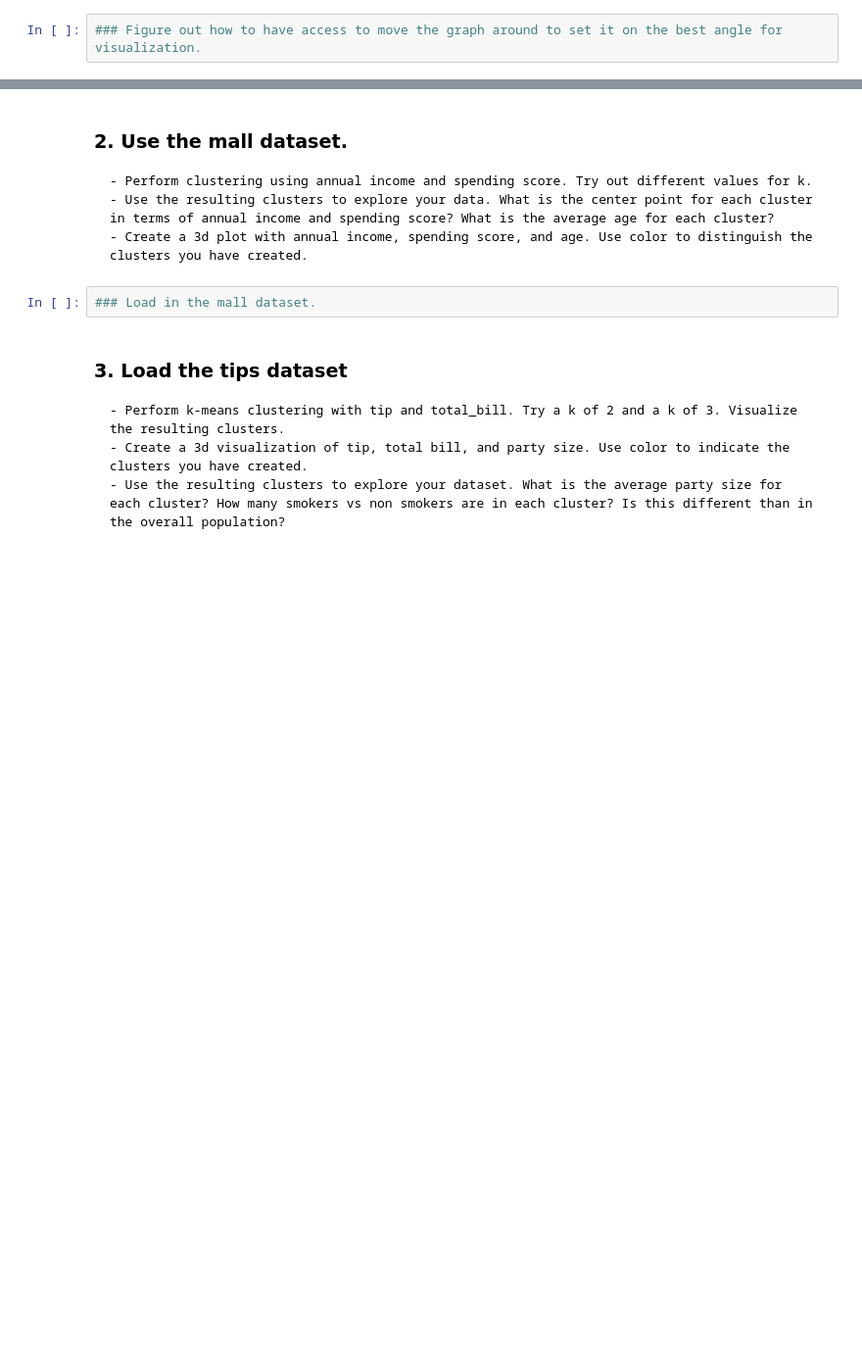
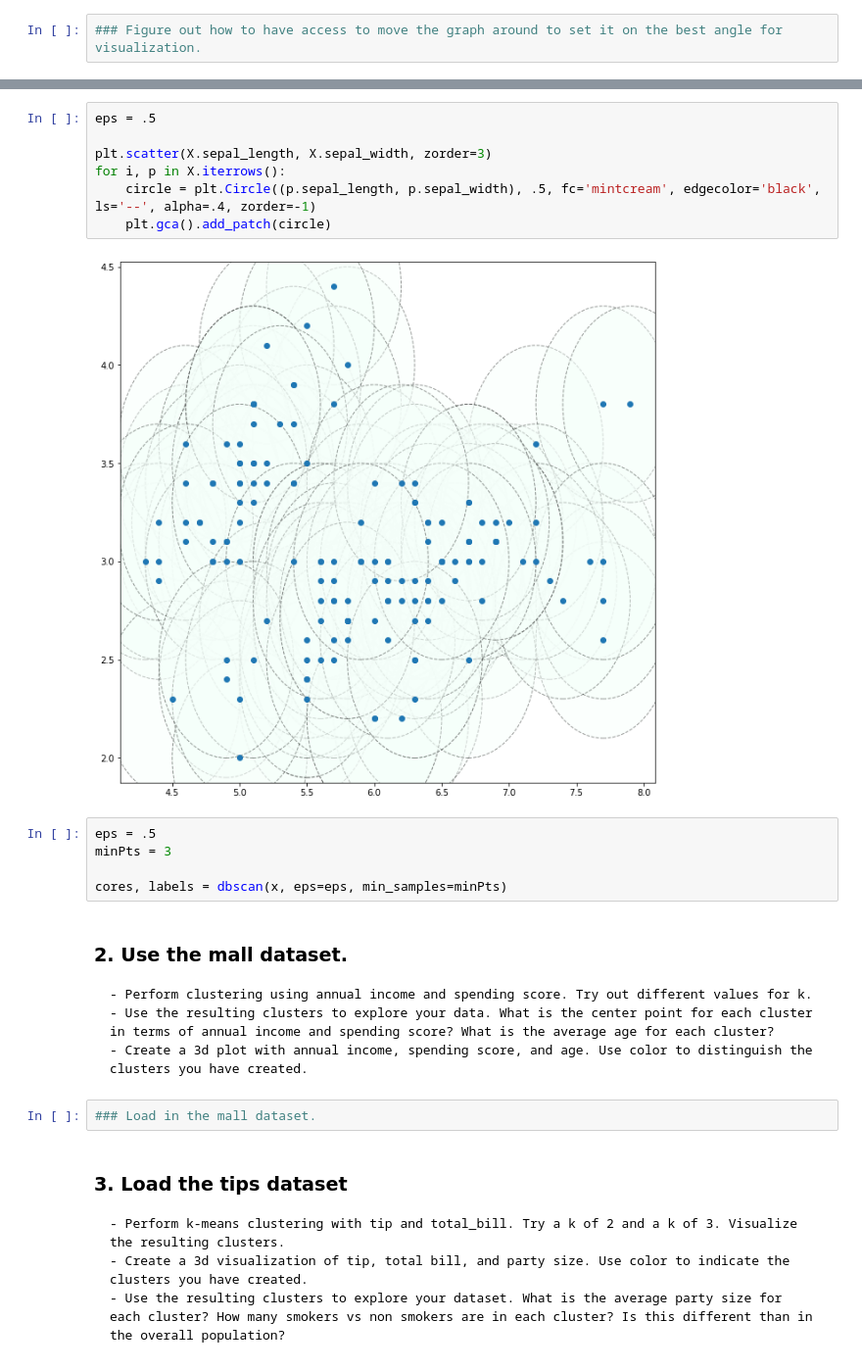
Before and after one commit to cari-holmes/ds-methodologies-exercises, a Jupyter notebook: clustering/model.ipynb, the cells around one changed output, grey strips where cells are left out. Shown at 98% size. Saved outputs shown, nothing was run; the diff lists cells and outputs as text; blank space fills up the shorter version.

```diff
--- a/clustering/model.ipynb
+++ b/clustering/model.ipynb
@@ -115,3 +143,17 @@ ax.set(xlabel='sepal_length', ylabel='sepal_width', zlabel='petal_length')
+# %%
+eps = .5
+
+plt.scatter(X.sepal_length, X.sepal_width, zorder=3)
+for i, p in X.iterrows():
+    circle = plt.Circle((p.sepal_length, p.sepal_width), .5, fc='mintcream', edgecolor='black', ls='--', alpha=.4, zorder=-1)
+    plt.gca().add_patch(circle)
+# %% [output]
+[figure, added]
+# %%
+eps = .5
+minPts = 3
+
+cores, labels = dbscan(x, eps=eps, min_samples=minPts)
 # %% [markdown]
 ### 2. Use the mall dataset.
 
```
Also changed, not shown: parts of 20 cells of this notebook, 1 other file.
